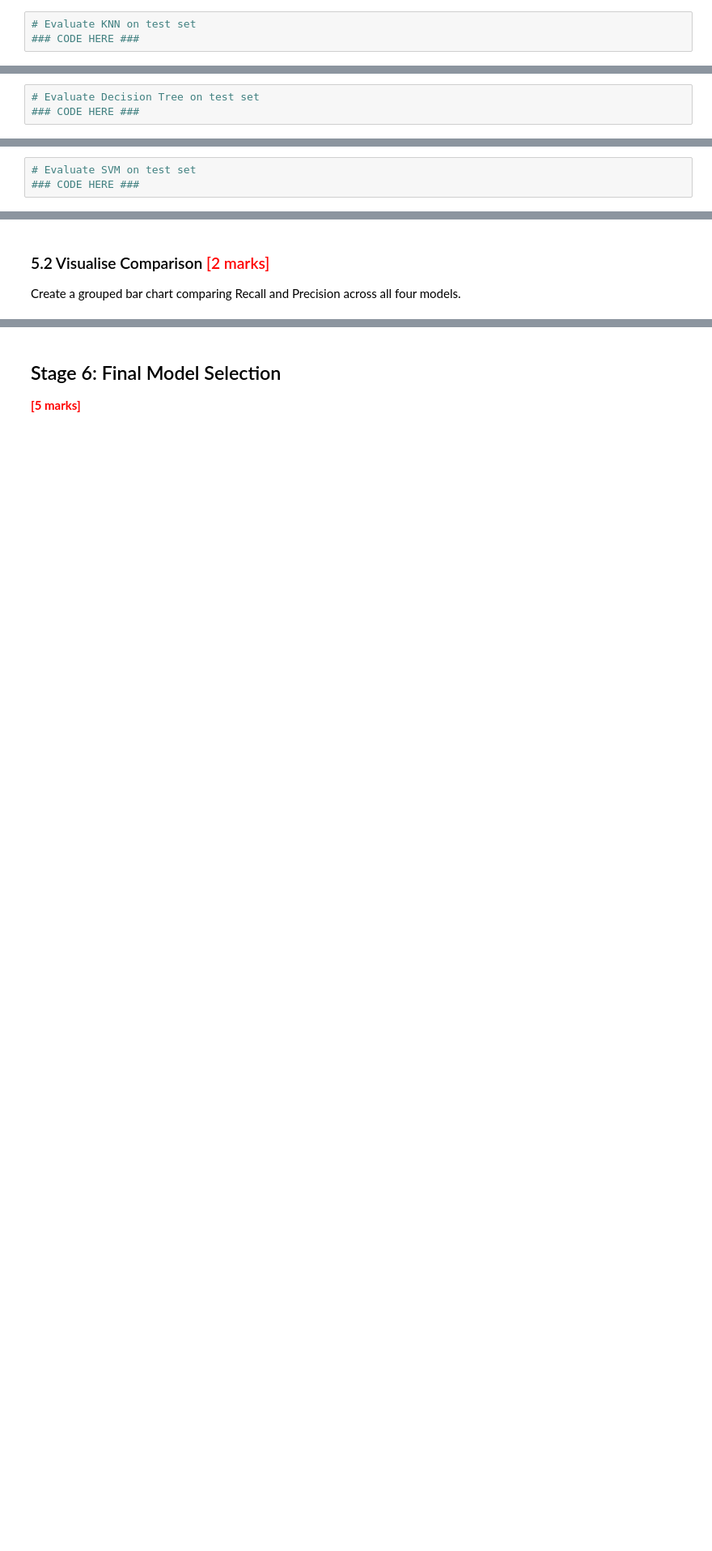
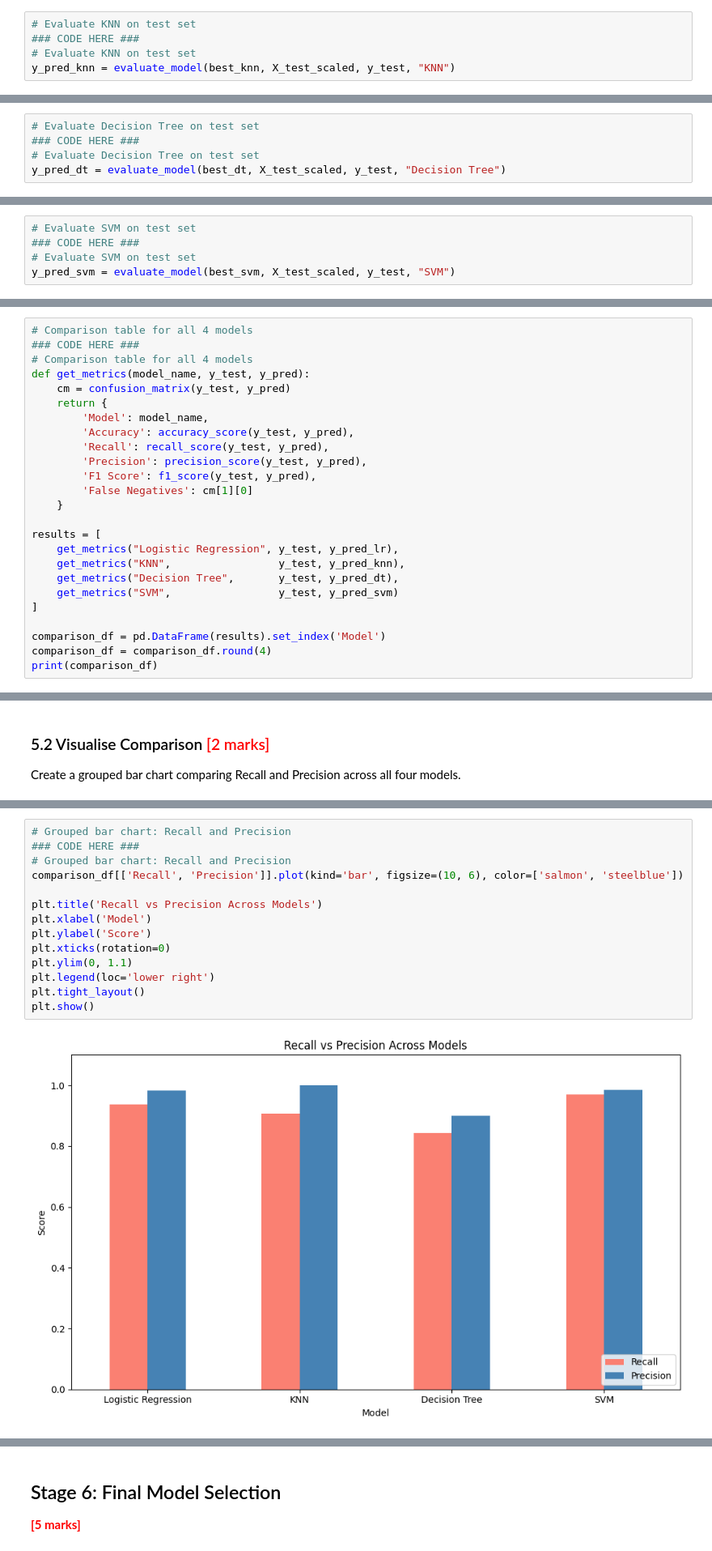
Before and after one commit to Tathaj17/IITGenAI_Assighnment1, a Jupyter notebook: Classification_Models_Exercise.ipynb, the cells around one changed output, grey strips where cells are left out. Shown at 81% size. Saved outputs shown, nothing was run; the diff lists cells and outputs as text; blank space fills up the shorter version.

```diff
--- a/Classification_Models_Exercise.ipynb
+++ b/Classification_Models_Exercise.ipynb
@@ -375,3 +541,5 @@ Logistic Regression with `class_weight='balanced'` to handle class imbalance.
 # %%
 # Evaluate KNN on test set
 ### CODE HERE ###
+# Evaluate KNN on test set
+y_pred_knn = evaluate_model(best_knn, X_test_scaled, y_test, "KNN")
@@ -391,3 +621,5 @@ Logistic Regression with `class_weight='balanced'` to handle class imbalance.
 # %%
 # Evaluate Decision Tree on test set
 ### CODE HERE ###
+# Evaluate Decision Tree on test set
+y_pred_dt = evaluate_model(best_dt, X_test_scaled, y_test, "Decision Tree")
@@ -409,3 +685,5 @@ Logistic Regression with `class_weight='balanced'` to handle class imbalance.
 # %%
 # Evaluate SVM on test set
 ### CODE HERE ###
+# Evaluate SVM on test set
+y_pred_svm = evaluate_model(best_svm, X_test_scaled, y_test, "SVM")
@@ -429,0 +725,25 @@ Create a DataFrame comparing all four models on the **test set**:
+# %%
+# Comparison table for all 4 models
+### CODE HERE ###
+# Comparison table for all 4 models
+def get_metrics(model_name, y_test, y_pred):
+    cm = confusion_matrix(y_test, y_pred)
+    return {
+        'Model': model_name,
+        'Accuracy': accuracy_score(y_test, y_pred),
+        'Recall': recall_score(y_test, y_pred),
+        'Precision': precision_score(y_test, y_pred),
+        'F1 Score': f1_score(y_test, y_pred),
+        'False Negatives': cm[1][0]
+    }
+
+results = [
+    get_metrics("Logistic Regression", y_test, y_pred_lr),
+    get_metrics("KNN",                 y_test, y_pred_knn),
+    get_metrics("Decision Tree",       y_test, y_pred_dt),
+    get_metrics("SVM",                 y_test, y_pred_svm)
+]
+
+comparison_df = pd.DataFrame(results).set_index('Model')
+comparison_df = comparison_df.round(4)
+print(comparison_df)
@@ -437,3 +761,19 @@ Create a grouped bar chart comparing Recall and Precision across all four models
+# %%
+# Grouped bar chart: Recall and Precision
+### CODE HERE ###
+# Grouped bar chart: Recall and Precision
+comparison_df[['Recall', 'Precision']].plot(kind='bar', figsize=(10, 6), color=['salmon', 'steelblue'])
+
+plt.title('Recall vs Precision Across Models')
+plt.xlabel('Model')
+plt.ylabel('Score')
+plt.xticks(rotation=0)
+plt.ylim(0, 1.1)
+plt.legend(loc='lower right')
+plt.tight_layout()
+plt.show()
+# %% [output]
+[figure, added]
 # %% [markdown]
 ### 5.3 Cross-Validation Stability <font color="red">[2 marks]</font>
 
```
Also changed, not shown: parts of 62 cells of this notebook.
